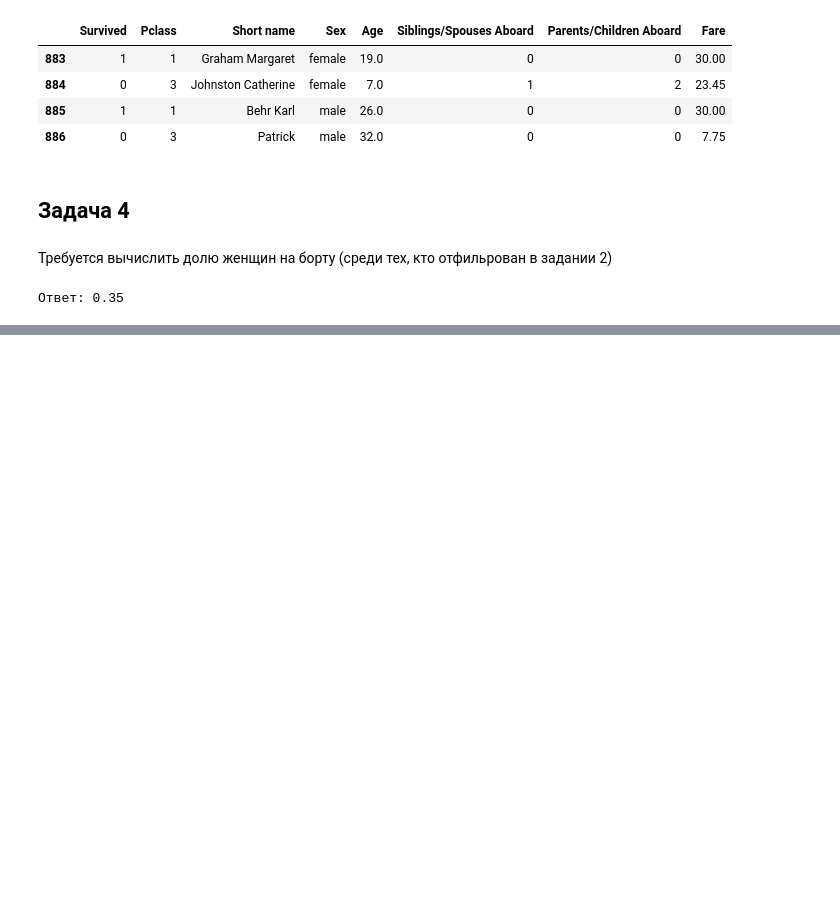
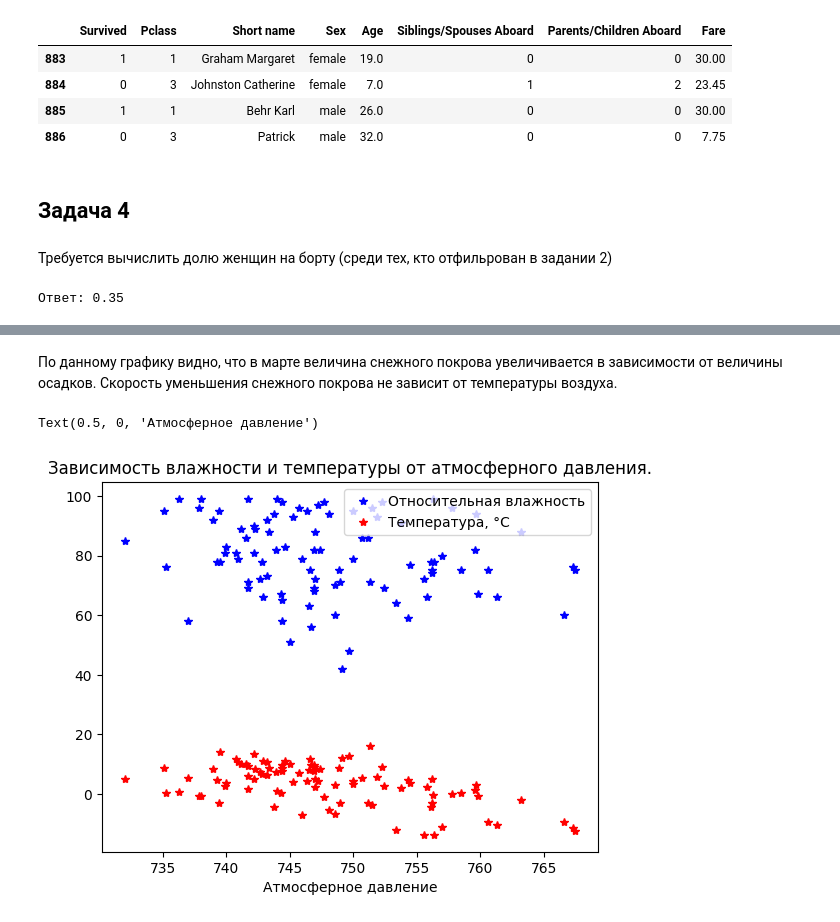
Before and after one commit to J0hnLenin/ADOMO, a Jupyter notebook: Zimin_Andrey_lab_03.ipynb, the cells around one changed output, grey strips where cells are left out. Saved outputs shown, nothing was run; the diff lists cells and outputs as text; code cells hidden in the pictures; blank space fills up the shorter version.

```diff
--- a/Zimin_Andrey_lab_03.ipynb
+++ b/Zimin_Andrey_lab_03.ipynb
@@ -138,0 +354,17 @@ print("Ответ:", round(df[df["Sex"] == "female"].Sex.count() / df.Sex.count(
+# %% [markdown]
+По данному графику видно, что в марте величина снежного покрова увеличивается в зависимости от величины осадков. Скорость уменьшения снежного покрова не зависит от температуры воздуха.
+# %%
+plt.close()
+#plt.figure().set_figwidth(15)
+#plt.figure().set_figwidth(15)
+plt.plot(df["Po"], df["U"], "*b")
+plt.plot(df["Po"], df["T"], "*r")
+
+plt.legend(["Относительная влажность",
+             "Температура, °С"], loc='upper right')
+
+plt.title("Зависимость влажности и температуры от атмосферного давления.")
+plt.xlabel("Атмосферное давление")
+# %% [output]
+Text(0.5, 0, 'Атмосферное давление')
+[figure, added]
```
Also changed, not shown: parts of 23 cells of this notebook, 2 other files.
